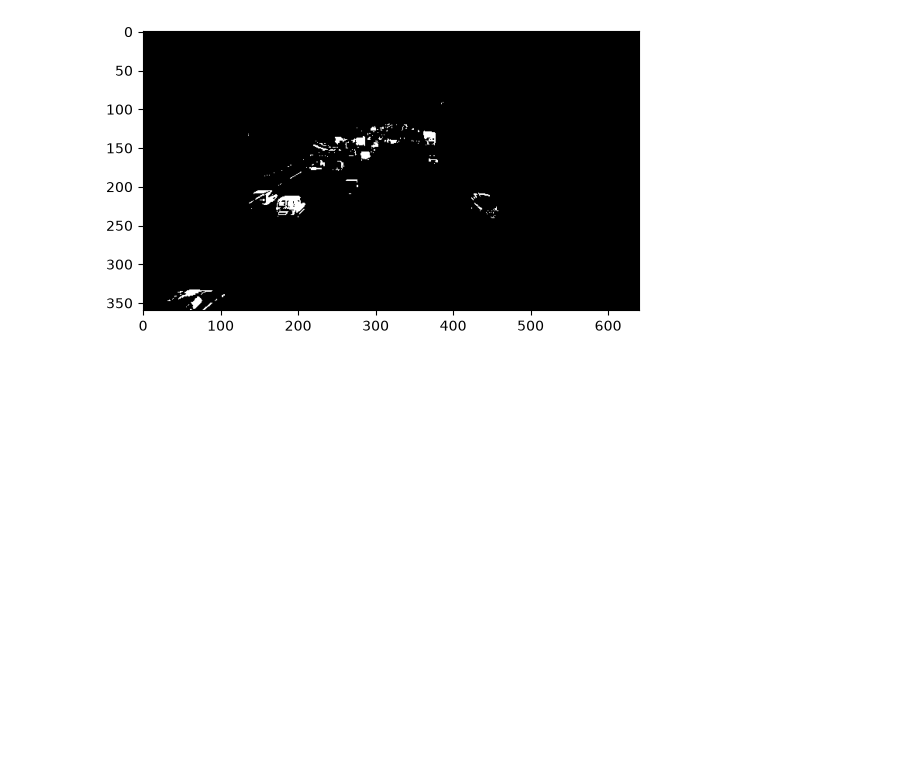
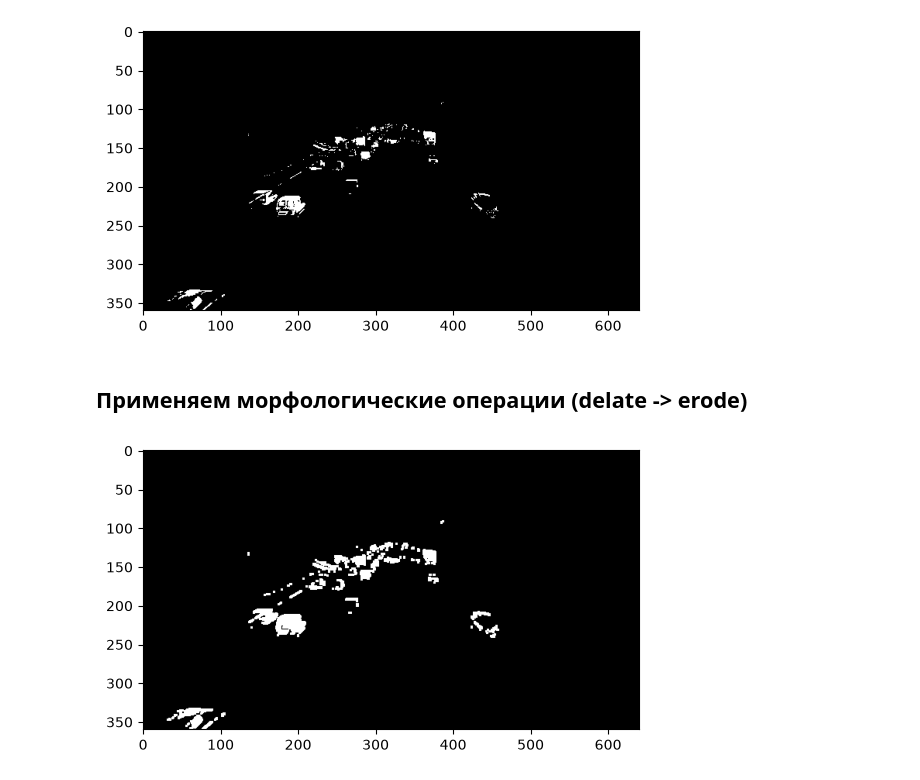
Before and after one commit to CondoR-R/university, a Jupyter notebook: английский/lab_1/lab_1.ipynb, the cells around one changed output. Drawn from its saved outputs; the diff is of its cells as text; code cells hidden in the pictures; blank space fills up the shorter version.

```diff
--- a/английский/lab_1/lab_1.ipynb
+++ b/английский/lab_1/lab_1.ipynb
@@ -66,3 +70,16 @@ plt.imshow(difference_bin[0], cmap='gray')
 plt.show()
 # %% [output]
 [figure]
+# %% [markdown]
+## Применяем морфологические операции (delate -> erode)
+# %%
+kernel_dilate = np.ones((3, 3), np.uint8)
+
+difference_dilated = np.empty_like(difference_bin)
+for i in range(difference_bin.shape[0]):
+    difference_dilated[i] = cv2.dilate(difference_bin[i], kernel_dilate)
+
+plt.imshow(difference_dilated[0], cmap='gray')
+plt.show()
+# %% [output]
+[figure, added]
```
Also changed, not shown: parts of 9 cells of this notebook, 2 other files.
